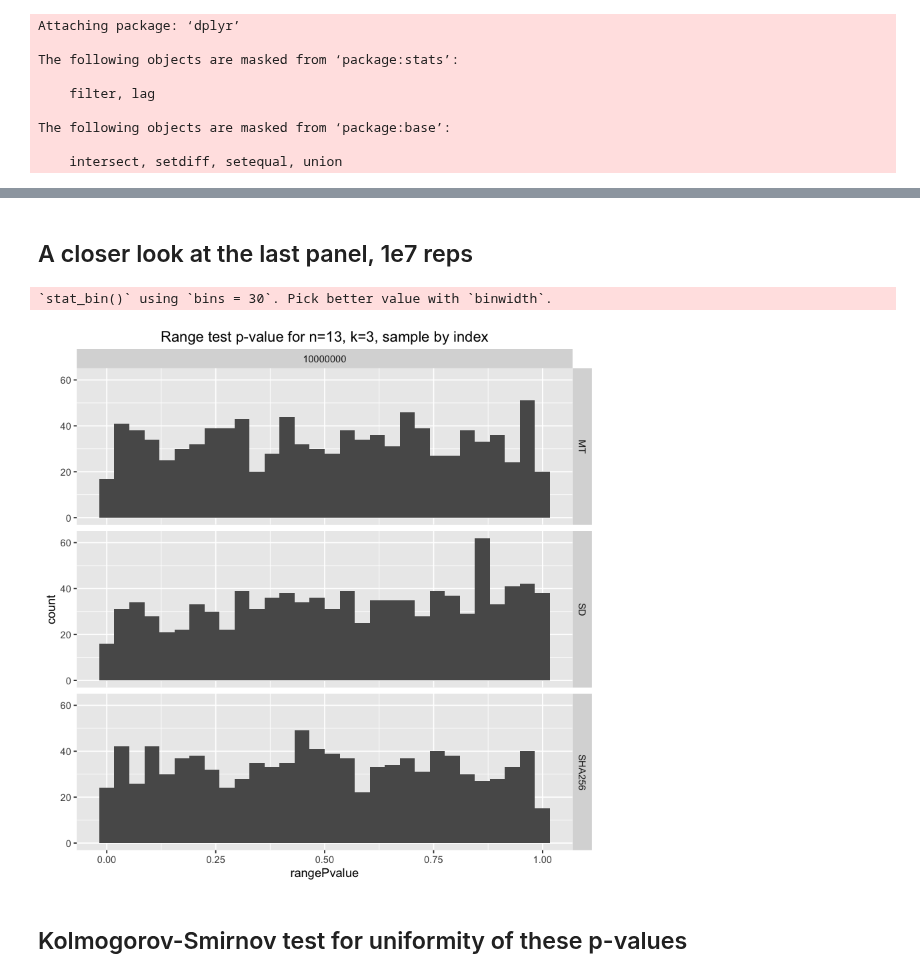
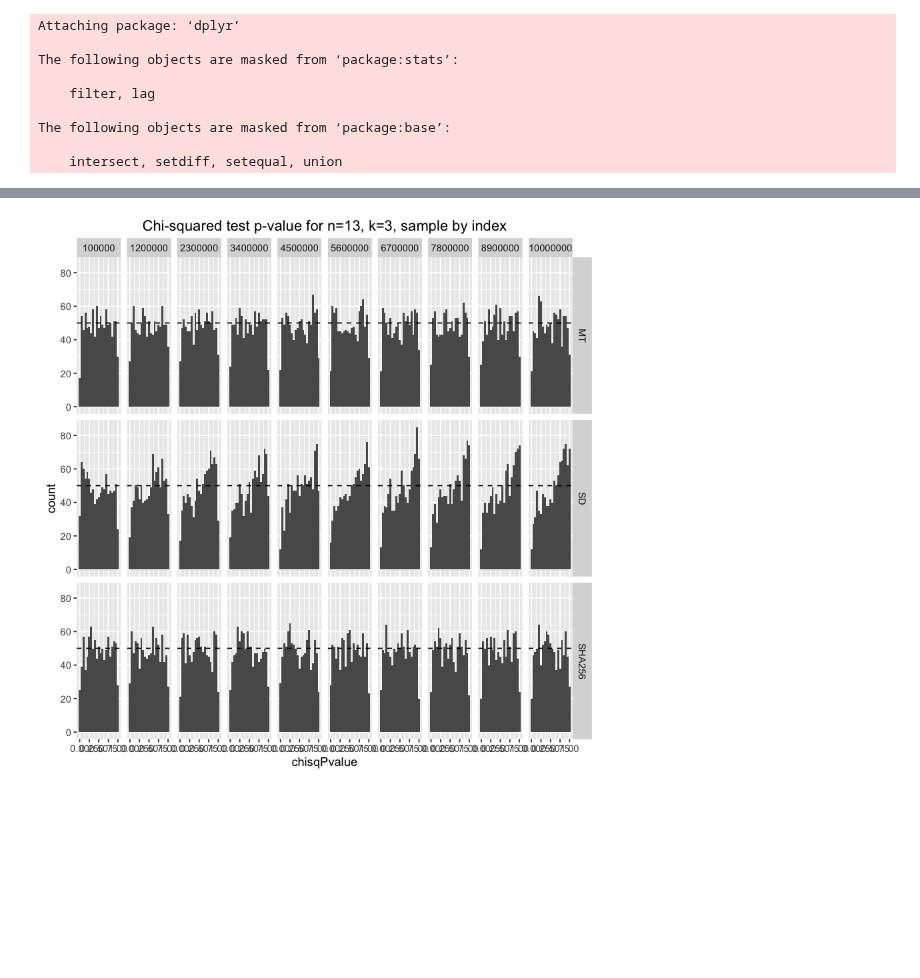
Before and after one commit to kellieotto/prngs-and-permutations, a Jupyter notebook: Code/frequencySimulations/results/thousandseed_results.ipynb, the cells around one changed output, grey strips where cells are left out. Cells and saved outputs as stored; diff of their text form; code cells hidden in the pictures; blank space fills up the shorter version.

Commit message:
Results from frequency simulations using 1000 seeds

```diff
--- a/Code/frequencySimulations/results/thousandseed_results.ipynb
+++ b/Code/frequencySimulations/results/thousandseed_results.ipynb
@@ -68,15 +151,10 @@ res %>%
-# %% [markdown]
-## A closer look at the last panel, 1e7 reps
 # %%
 res %>%
     filter(PopSize == 13, SampleSize == 3, algorithm == "sbi") %>%
-    filter(reps == 1e7) %>%
-    ggplot(aes(rangePvalue)) +
-    geom_histogram() +
+    ggplot(aes(chisqPvalue)) +
+    geom_histogram(binwidth = 0.05) +
     facet_grid(PRNG~reps) +
-    ggtitle("Range test p-value for n=13, k=3, sample by index")
+    ggtitle("Chi-squared test p-value for n=13, k=3, sample by index")  +
+    geom_hline(yintercept = 0.05*1000, linetype = "dashed")
 # %% [output]
-`stat_bin()` using `bins = 30`. Pick better value with `binwidth`.
-[figure, old version]
+[figure, new version]
-# %% [markdown]
-## Kolmogorov-Smirnov test for uniformity of these p-values
```
Also changed, not shown: parts of 13 cells of this notebook.
